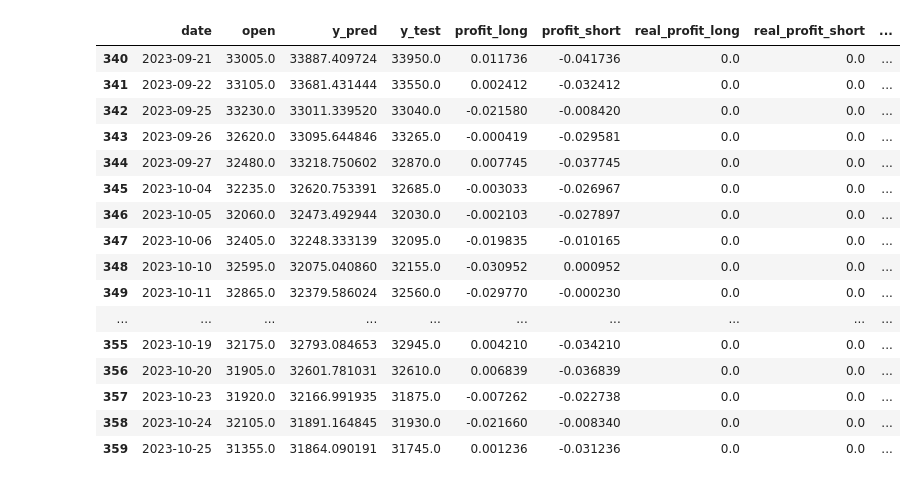
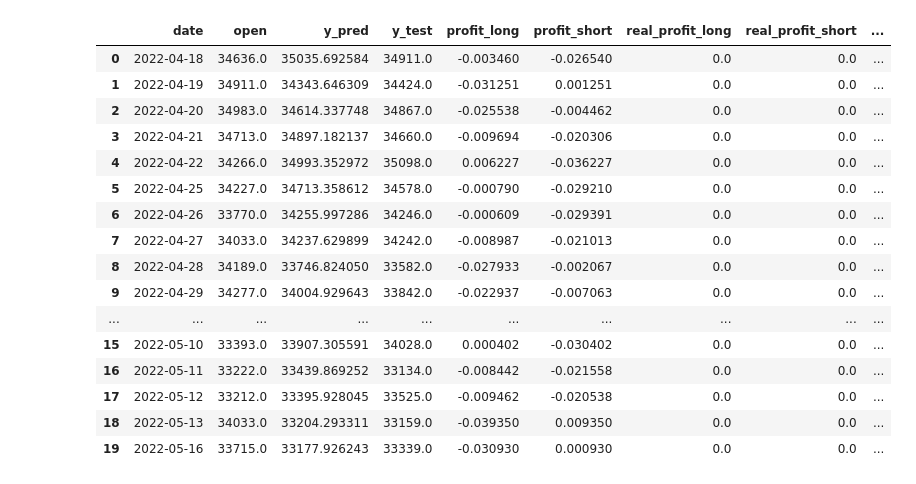
Before and after one commit to gogiri/Viking_Project, a Jupyter notebook: 프로젝트1/model/back_test.ipynb, the cells around one changed output. Cells and saved outputs as stored; diff of their text form; code cells hidden in the pictures.

```diff
--- a/프로젝트1/model/back_test.ipynb
+++ b/프로젝트1/model/back_test.ipynb
@@ -2,7 +2,7 @@
 import pandas as pd
 import matplotlib.pyplot as plt
 # %%
-back_test_df= pd.read_csv('./backtest_30/back_test_1000_30.csv')
+back_test_df= pd.read_csv('./backtest_30/back_test_0925_30.csv')
 kodex_df = pd.read_csv('./backtest_20/kodex_return.csv')
 # %%
 # 백테스트 날짜와 함께 결과 DataFrame 생성
@@ -61,50 +61,50 @@ def backtest_strategy_with_commission_filter(df, commission=0.015):
 
     # Apply the real profit considering the actual transaction and the commission filter
     df['real_profit'] = df.apply(
         lambda row: row['real_profit_long'] if row['profit_long'] > commission else (row['real_profit_short'] if row['profit_short'] > commission else 0),
         axis=1
     )
 
     # Calculate the cumulative profit
     df['cumulative_profit'] = (1 + df['real_profit']).cumprod() - 1
 
     # Add a column for the total real profit
     df['total_real_profit'] = df['real_profit'].cumsum()
     # 누적 수익률 계산 (1 + r_t).cumprod()를 사용하여 각 시점의 누적 곱을 계산
 
     df['kodex_cumulative_return'] = (1 + df['kodex_return'].fillna(0)).cumprod() - 1
 
 
 
     # Return the relevant columns
     return df[['date', 'open', 'y_pred', 'y_test', 'profit_long', 'profit_short', 'real_profit_long', 'real_profit_short', 'real_profit', 'cumulative_profit', 'total_real_profit','kodex_cumulative_return']]
 
 # Run the backtest strategy function with commission filter on the loaded dataframe
 backtest_results = backtest_strategy_with_commission_filter(merged_backtest)
 
 # Display the first few rows of the backtesting results with commission filter
-backtest_results.tail(20)
+backtest_results.head(20)
 
 ## 백테스트 결과 저장
 # backtest_results.to_csv('./backtest_result/lr_0910_30.csv')
 # %% [output]
 |  | date | open | y_pred | y_test | profit_long | profit_short | real_profit_long | real_profit_short | ... |
-| 340 | 2023-09-21 | 33005.0 | 33887.409724 | 33950.0 | 0.011736 | -0.041736 | 0.0 | 0.0 | ... |
-| 341 | 2023-09-22 | 33105.0 | 33681.431444 | 33550.0 | 0.002412 | -0.032412 | 0.0 | 0.0 | ... |
-| 342 | 2023-09-25 | 33230.0 | 33011.339520 | 33040.0 | -0.021580 | -0.008420 | 0.0 | 0.0 | ... |
-| 343 | 2023-09-26 | 32620.0 | 33095.644846 | 33265.0 | -0.000419 | -0.029581 | 0.0 | 0.0 | ... |
-| 344 | 2023-09-27 | 32480.0 | 33218.750602 | 32870.0 | 0.007745 | -0.037745 | 0.0 | 0.0 | ... |
-| 345 | 2023-10-04 | 32235.0 | 32620.753391 | 32685.0 | -0.003033 | -0.026967 | 0.0 | 0.0 | ... |
-| 346 | 2023-10-05 | 32060.0 | 32473.492944 | 32030.0 | -0.002103 | -0.027897 | 0.0 | 0.0 | ... |
-| 347 | 2023-10-06 | 32405.0 | 32248.333139 | 32095.0 | -0.019835 | -0.010165 | 0.0 | 0.0 | ... |
-| 348 | 2023-10-10 | 32595.0 | 32075.040860 | 32155.0 | -0.030952 | 0.000952 | 0.0 | 0.0 | ... |
-| 349 | 2023-10-11 | 32865.0 | 32379.586024 | 32560.0 | -0.029770 | -0.000230 | 0.0 | 0.0 | ... |
+| 0 | 2022-04-18 | 34636.0 | 35035.692584 | 34911.0 | -0.003460 | -0.026540 | 0.0 | 0.0 | ... |
+| 1 | 2022-04-19 | 34911.0 | 34343.646309 | 34424.0 | -0.031251 | 0.001251 | 0.0 | 0.0 | ... |
+| 2 | 2022-04-20 | 34983.0 | 34614.337748 | 34867.0 | -0.025538 | -0.004462 | 0.0 | 0.0 | ... |
+| 3 | 2022-04-21 | 34713.0 | 34897.182137 | 34660.0 | -0.009694 | -0.020306 | 0.0 | 0.0 | ... |
+| 4 | 2022-04-22 | 34266.0 | 34993.352972 | 35098.0 | 0.006227 | -0.036227 | 0.0 | 0.0 | ... |
+| 5 | 2022-04-25 | 34227.0 | 34713.358612 | 34578.0 | -0.000790 | -0.029210 | 0.0 | 0.0 | ... |
+| 6 | 2022-04-26 | 33770.0 | 34255.997286 | 34246.0 | -0.000609 | -0.029391 | 0.0 | 0.0 | ... |
+| 7 | 2022-04-27 | 34033.0 | 34237.629899 | 34242.0 | -0.008987 | -0.021013 | 0.0 | 0.0 | ... |
+| 8 | 2022-04-28 | 34189.0 | 33746.824050 | 33582.0 | -0.027933 | -0.002067 | 0.0 | 0.0 | ... |
+| 9 | 2022-04-29 | 34277.0 | 34004.929643 | 33842.0 | -0.022937 | -0.007063 | 0.0 | 0.0 | ... |
 | ... | ... | ... | ... | ... | ... | ... | ... | ... | ... |
-| 355 | 2023-10-19 | 32175.0 | 32793.084653 | 32945.0 | 0.004210 | -0.034210 | 0.0 | 0.0 | ... |
-| 356 | 2023-10-20 | 31905.0 | 32601.781031 | 32610.0 | 0.006839 | -0.036839 | 0.0 | 0.0 | ... |
-| 357 | 2023-10-23 | 31920.0 | 32166.991935 | 31875.0 | -0.007262 | -0.022738 | 0.0 | 0.0 | ... |
-| 358 | 2023-10-24 | 32105.0 | 31891.164845 | 31930.0 | -0.021660 | -0.008340 | 0.0 | 0.0 | ... |
-| 359 | 2023-10-25 | 31355.0 | 31864.090191 | 31745.0 | 0.001236 | -0.031236 | 0.0 | 0.0 | ... |
+| 15 | 2022-05-10 | 33393.0 | 33907.305591 | 34028.0 | 0.000402 | -0.030402 | 0.0 | 0.0 | ... |
+| 16 | 2022-05-11 | 33222.0 | 33439.869252 | 33134.0 | -0.008442 | -0.021558 | 0.0 | 0.0 | ... |
+| 17 | 2022-05-12 | 33212.0 | 33395.928045 | 33525.0 | -0.009462 | -0.020538 | 0.0 | 0.0 | ... |
+| 18 | 2022-05-13 | 34033.0 | 33204.293311 | 33159.0 | -0.039350 | 0.009350 | 0.0 | 0.0 | ... |
+| 19 | 2022-05-16 | 33715.0 | 33177.926243 | 33339.0 | -0.030930 | 0.000930 | 0.0 | 0.0 | ... |
 # %%
 import matplotlib.pyplot as plt
 
```
Also changed, not shown: parts of 1 cell of this notebook, 2 other files.
